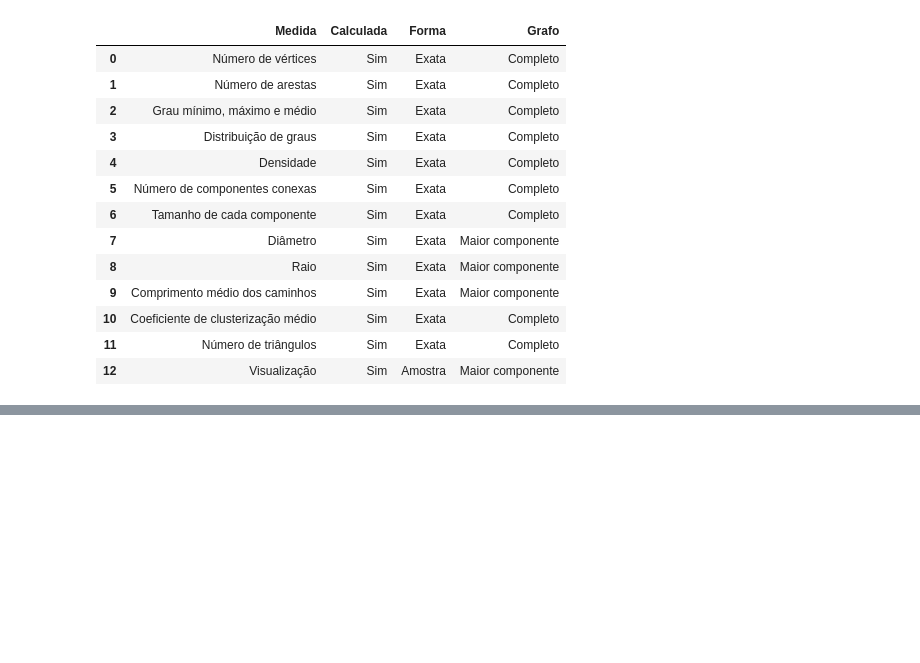
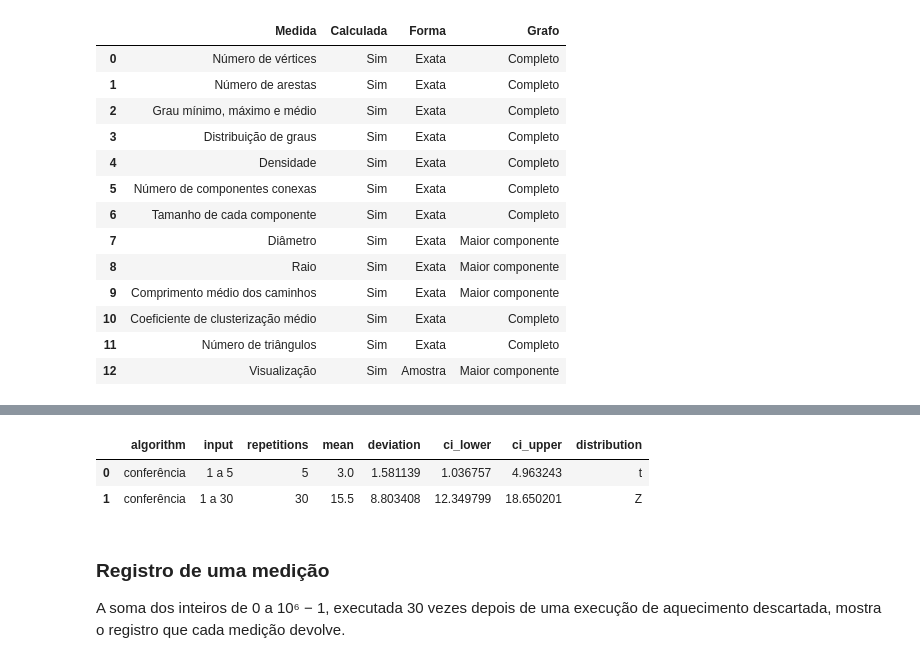
Before and after one commit to Augustocfq/snap-flickr-MATA53, a Jupyter notebook: main.ipynb, the cells around one changed output, grey strips where cells are left out. Saved outputs shown, nothing was run; the diff lists cells and outputs as text; code cells hidden in the pictures; blank space fills up the shorter version.

```diff
--- a/main.ipynb
+++ b/main.ipynb
@@ -533,0 +546,16 @@ coverage_table
+# %%
+t_record = summarize_times("conferência", "1 a 5", [1, 2, 3, 4, 5])
+z_record = summarize_times("conferência", "1 a 30", list(range(1, 31)))
+
+assert t_record["distribution"] == "t" and z_record["distribution"] == "Z", "a distribuição do IC não segue R"
+assert abs(t_record["ci_lower"] - 1.0368) < 1e-3 and abs(t_record["ci_upper"] - 4.9632) < 1e-3, "o IC t de Student difere do calculado à mão"
+assert abs(z_record["ci_lower"] - 12.3498) < 1e-3 and abs(z_record["ci_upper"] - 18.6502) < 1e-3, "o IC normal difere do calculado à mão"
+pd.DataFrame([t_record, z_record])
+# %% [output]
+|  | algorithm | input | repetitions | mean | deviation | ci_lower | ci_upper | distribution |
+| 0 | conferência | 1 a 5 | 5 | 3.0 | 1.581139 | 1.036757 | 4.963243 | t |
+| 1 | conferência | 1 a 30 | 30 | 15.5 | 8.803408 | 12.349799 | 18.650201 | Z |
+# %% [markdown]
+### Registro de uma medição
+
+A soma dos inteiros de 0 a 10⁶ − 1, executada 30 vezes depois de uma execução de aquecimento descartada, mostra o registro que cada medição devolve.
```
Also changed, not shown: parts of 4 cells of this notebook, 2 other files.
